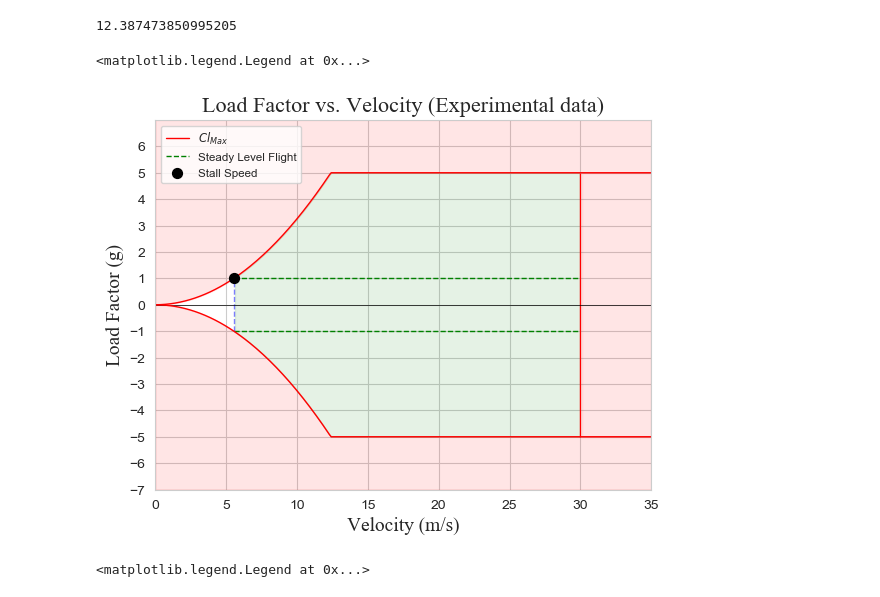
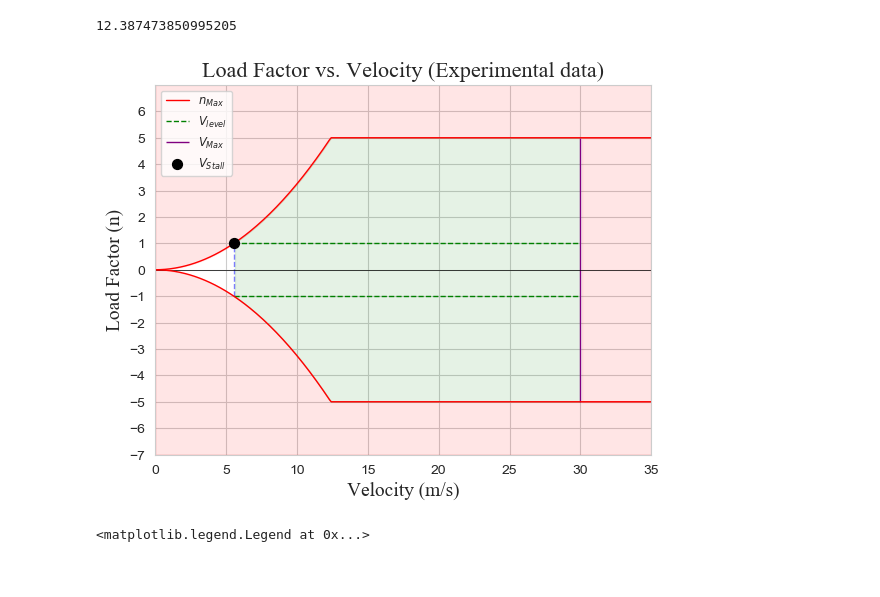
Before and after one commit to Jordinaa/supervisor, a Jupyter notebook: plots.ipynb, the cells around one changed output. Cells and saved outputs as stored; diff of their text form; code cells hidden in the pictures.

```diff
--- a/plots.ipynb
+++ b/plots.ipynb
@@ -65,13 +65,13 @@ for weight in clMaxWeights:
     calc_load_factor_lists.append(calc_load_factor_list)
 
 line_styles = ['-', '-', '-', '-', '-']
-line_labels = ['$Cl_{Max}$', '$Cl_{Max}$', '$Cl_{Max}$ ⋅ 0.8', '$Cl_{Max}$ ⋅ 0.7', '$Cl_{Max}$ ⋅ 0.6']
+line_labels = ['$Cl_{Max}$', '$n_{Max}$', '$Cl_{Max}$ ⋅ 0.8', '$Cl_{Max}$ ⋅ 0.7', '$Cl_{Max}$ ⋅ 0.6']
 line_colors = ['red', '#370617', '#6A040F', '#9D0208', '#D00000']
 line_opac = [1, 0.8, 0.6, 0.4, 0.2]
 
 # v-n top limit
 load_fac_5 = [min(load_factor, 5) for load_factor in calc_load_factor_lists[0]]
-ax1.plot(velocities, load_fac_5, color=line_colors[0], linestyle='-', label=line_labels[0], alpha=1, linewidth=1)
+ax1.plot(velocities, load_fac_5, color=line_colors[0], linestyle='-', label=line_labels[1], alpha=1, linewidth=1)
 
 # v-n bot limit
 mirrored_load_fac_5 = [-load_factor for load_factor in load_fac_5]
@@ -82,7 +82,7 @@ ax1.plot(velocities, mirrored_load_fac_5, color=line_colors[0], linestyle='-', a
 # ax1.hlines(y=5, linestyle='--', xmin=structural_limit, xmax=35, linewidth=1, color='red')
 
 # green steady level flight
-ax1.hlines(y=1, color='green', label='Steady Level Flight', linestyle='--', alpha=1, linewidth=1, xmin=vStall, xmax=30)
+ax1.hlines(y=1, color='green', label='$V_{level}$', linestyle='--', alpha=1, linewidth=1, xmin=vStall, xmax=30)
 ax1.hlines(y=-1, color='green', linestyle='--', alpha=1, linewidth=1, xmin=vStall, xmax=30)
 
 # shading_mask1 = np.array(velocities) <= vStall
@@ -93,38 +93,38 @@ ax1.fill_between(velocities, load_fac_5, mirrored_load_fac_5, where=shading_mask
 
 # ax1.fill_between(velocities, load_fac_5, mirrored_load_fac_5, color='green', alpha=0.1)
 
 # blue stall speed
 ax1.vlines(x=vStall, ymin=-1, ymax=1, color='blue', linestyle='--', alpha=.5, linewidth=1)
 # vmax
-ax1.vlines(x=30, ymin=-5, ymax=5, color='red', linestyle='-', alpha=1, linewidth=1)
+ax1.vlines(x=30, ymin=-5, ymax=5, color='purple', label='$V_{Max}$', linestyle='-', alpha=1, linewidth=1)
 # after vmax
 shading_mask_after_vmax = np.array(velocities) > 30
 ax1.fill_between(velocities, load_fac_5, mirrored_load_fac_5, where=shading_mask_after_vmax, color='red', alpha=0.1)
 
 # v-n labels
 ax1.set_xlim(left=0, right=35)
 ax1.set_xlabel('Velocity (m/s)', fontname=font, fontsize=fontsizeL)
 
 ax1.set_yticks(np.arange(-7, 7, 1))
 ax1.set_ylim([-7, 7])
 
 # yellow shade
 # ax1.fill_between(velocities, load_fac_5, 10, where=(np.array(load_fac_5) < 5), color='red', alpha=0.2)
 ax1.fill_between(velocities, load_fac_5, ax1.get_ylim()[1], color='red', alpha=0.1)
 ax1.fill_between(velocities, mirrored_load_fac_5, ax1.get_ylim()[0], color='red', alpha=0.1)
 
-ax1.set_ylabel('Load Factor (g)', fontname=font, fontsize=fontsizeL)
+ax1.set_ylabel('Load Factor (n)', fontname=font, fontsize=fontsizeL)
 ax1.hlines(y=0, color='black', linestyle='-', alpha=1, linewidth=.5, xmin=0, xmax=35)
 
 # points and labels
-ax1.scatter(vStall, 1, color='black', marker='o', s=50, label='Stall Speed', zorder=3)
+ax1.scatter(vStall, 1, color='black', marker='o', s=50, label='$V_{Stall}$', zorder=3)
 # ax1.scatter(structural_limit, 5, color='blue', marker='o', label='Maneuvering Speed', s=50, zorder=3)
 ax1.set_title('Load Factor vs. Velocity (Experimental data)', fontname=font, fontsize=fontsizeT)
 ax1.grid(visible=True)
 ax1.legend(fontsize='small')
+fig.savefig(f"V-n_Diagram.svg")
 # %% [output]
-<matplotlib.legend.Legend at 0x...>
-[figure, old version]
+[figure, new version]
 # %%
 sns.set_style('whitegrid')
 sns.set_palette('colorblind')
```
Also changed, not shown: parts of 1 cell of this notebook, 2 other files.
